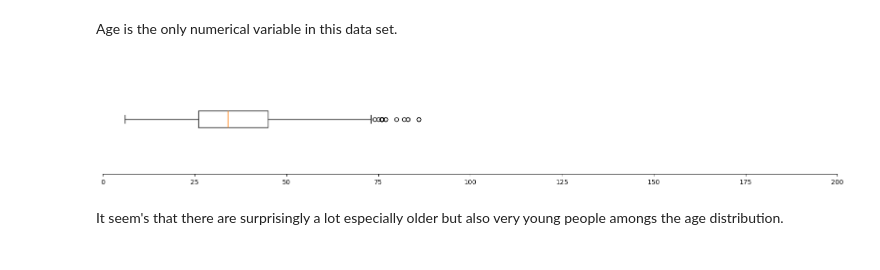
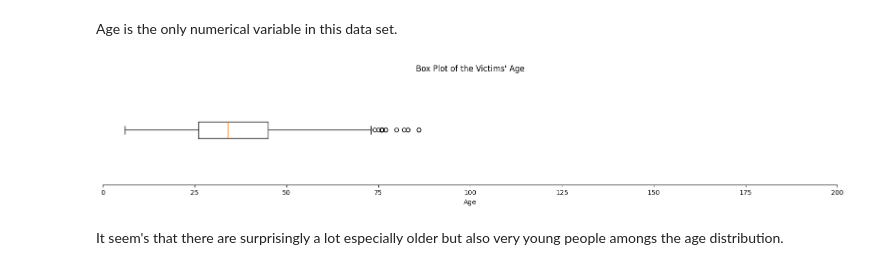
Before and after one commit to Jpooouks/fatal-police-shooting-eda, a Jupyter notebook: fatal_police_shootings_jp.ipynb, the cells around one changed output. Cells and saved outputs as stored; diff of their text form; code cells hidden in the pictures.

```diff
--- a/fatal_police_shootings_jp.ipynb
+++ b/fatal_police_shootings_jp.ipynb
@@ -118,12 +118,14 @@ Age is the only numerical variable in this data set.
 # %%
 not_na_age = df[df.age.notna()]['age']
 fig, ax = plt.subplots(figsize=(20,3))
 ax.boxplot(not_na_age, vert=False)
 ax.set_xlim(xmin=0, xmax=200)
 ax.spines[['top', 'left', 'right']].set_visible(False)
-ax.yaxis.set_major_locator(plt.NullLocator());
+ax.yaxis.set_major_locator(plt.NullLocator())
+ax.set_xlabel('Age')
+ax.set_title("Box Plot of the Victims' Age");
 # %% [output]
-[figure, old version]
+[figure, new version]
 # %% [markdown]
 It seem's that there are surprisingly a lot especially older but also very young people amongs the age distribution.
 # %%
```
Also changed, not shown: parts of 22 cells of this notebook.
